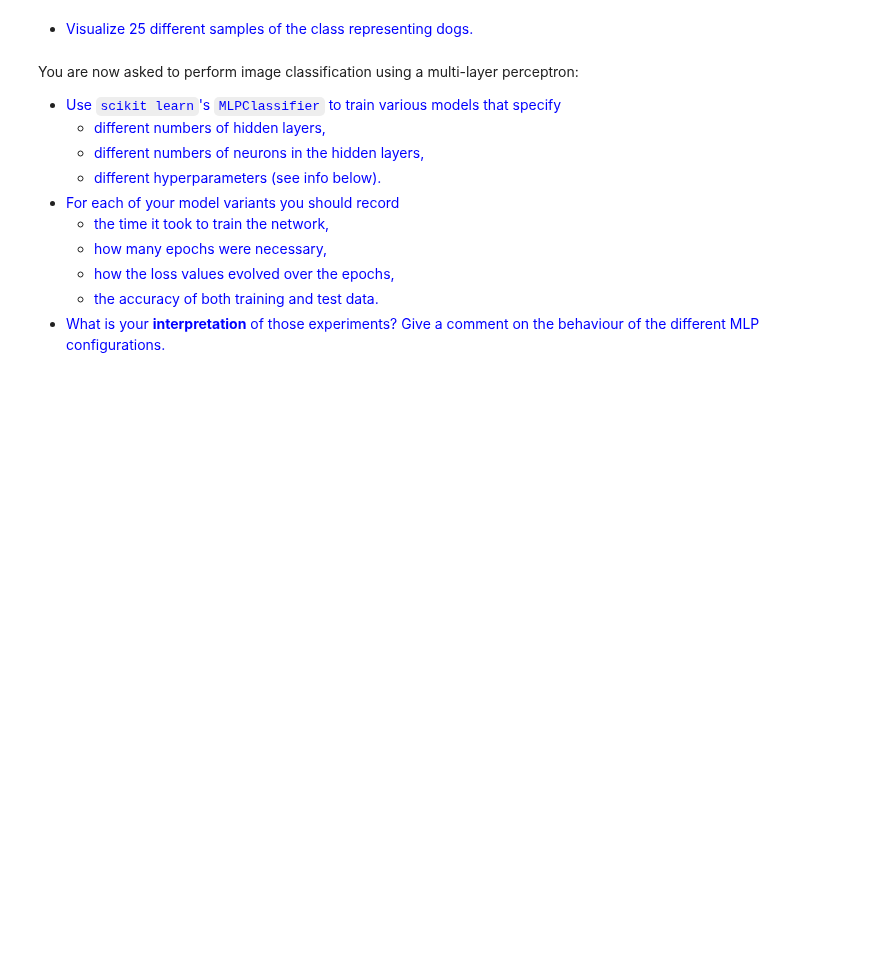
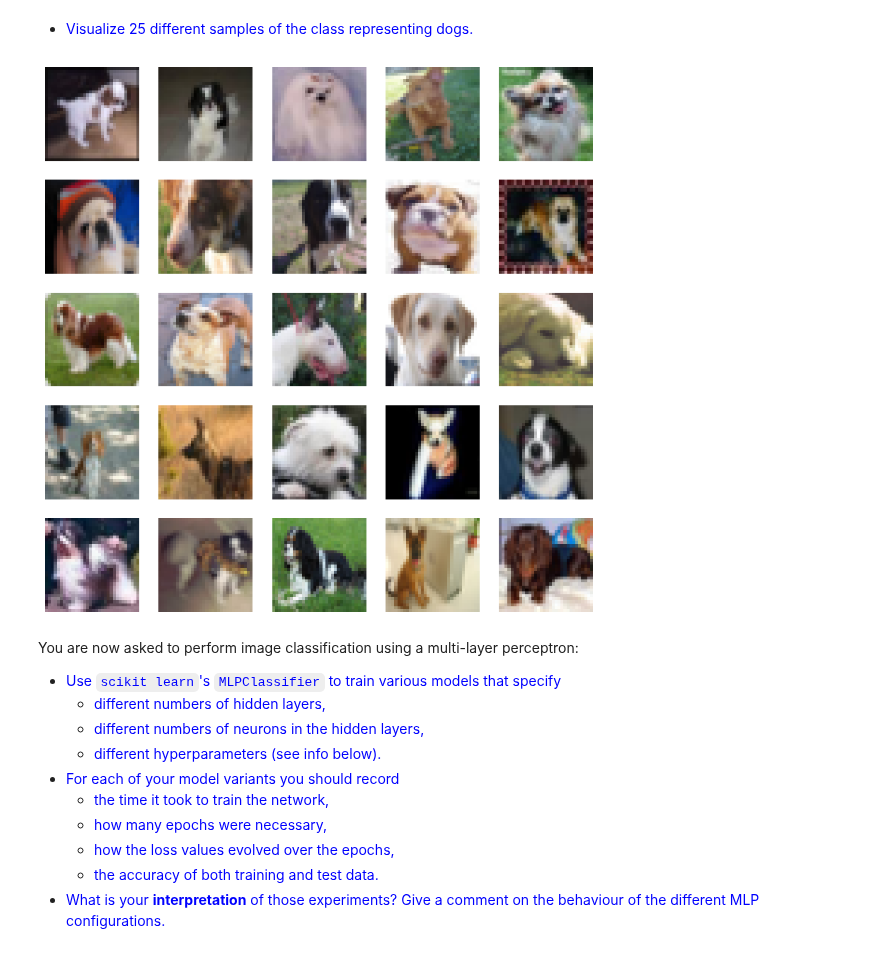
Before and after one commit to muazzamaqeel/DeepLearning, a Jupyter notebook: University_Work/Group-Work/ANN/DL4CV_NB/04c_ANN_Intro_Ex.ipynb, the cells around one changed output. Saved outputs shown, nothing was run; the diff lists cells and outputs as text; code cells hidden in the pictures; blank space fills up the shorter version.

```diff
--- a/University_Work/Group-Work/ANN/DL4CV_NB/04c_ANN_Intro_Ex.ipynb
+++ b/University_Work/Group-Work/ANN/DL4CV_NB/04c_ANN_Intro_Ex.ipynb
@@ -133,3 +157,28 @@ X_train_g.shape[1]
+# %%
+# Your solution goes here:
+
+import numpy as np
+import matplotlib.pyplot as plt
+
+# Assuming the data has already been loaded as train_images and train_labels
+# Identify indices of dog images
+dog_indices = np.where(train_labels == 5)[0]
+
+# Randomly select 25 indices from dog indices
+np.random.seed(0)  # For reproducibility
+selected_indices = np.random.choice(dog_indices, 25, replace=False)
+
+# Plotting the selected dog images
+fig, axes = plt.subplots(5, 5, figsize=(10, 10))  # 5x5 subplot for 25 images
+axes = axes.flatten()  # Flatten the 2D array of axes to simplify the loop
+
+for i, idx in enumerate(selected_indices):
+    axes[i].imshow(train_images[idx])
+    axes[i].axis('off')  # Turn off axis numbering
+
+plt.show()
+# %% [output]
+[figure, added]
 # %% [markdown]
 You are now asked to perform image classification using a multi-layer perceptron:
 
```
Also changed, not shown: parts of 11 cells of this notebook.
